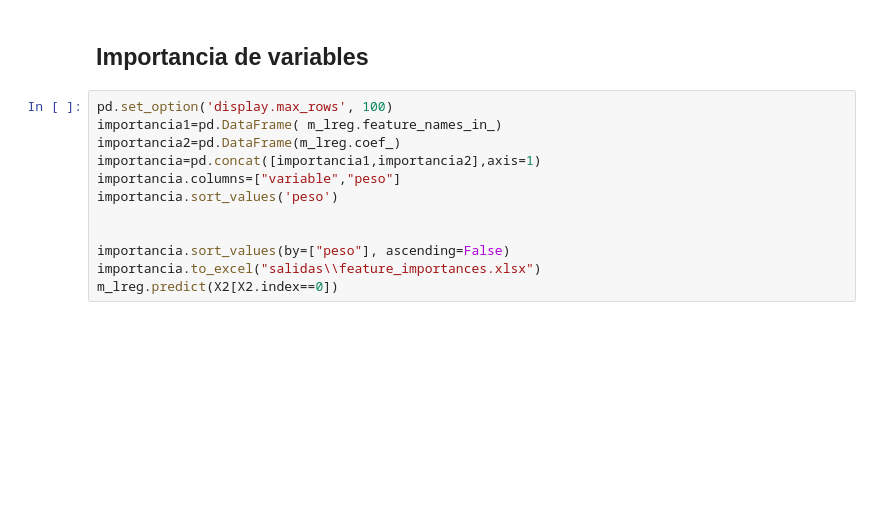
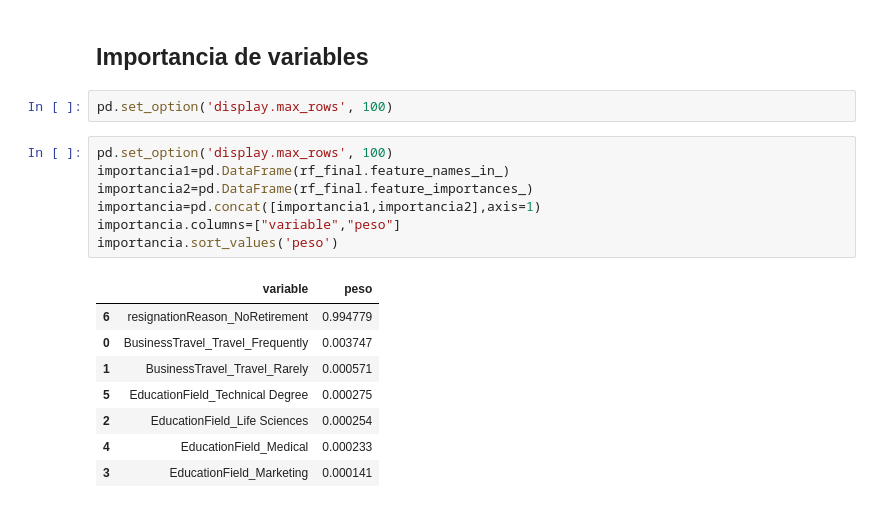
Before and after one commit to JavierBurgos-web/ANALYTICS_lll_First_Project, a Jupyter notebook: Modelos.ipynb, the cells around one changed output. Cells and saved outputs as stored; diff of their text form; blank space fills up the shorter version.

```diff
--- a/Modelos.ipynb
+++ b/Modelos.ipynb
@@ -324,14 +354,20 @@ KeyError: 'perf_2023'
 # %% [markdown]
 ## Importancia de variables
+# %%
+pd.set_option('display.max_rows', 100)
 # %%
 pd.set_option('display.max_rows', 100)
-importancia1=pd.DataFrame( m_lreg.feature_names_in_)
-importancia2=pd.DataFrame(m_lreg.coef_)
+importancia1=pd.DataFrame(rf_final.feature_names_in_)
+importancia2=pd.DataFrame(rf_final.feature_importances_)
 importancia=pd.concat([importancia1,importancia2],axis=1)
 importancia.columns=["variable","peso"]
 importancia.sort_values('peso')
-
-
-importancia.sort_values(by=["peso"], ascending=False)
-importancia.to_excel("salidas\\feature_importances.xlsx")
-m_lreg.predict(X2[X2.index==0])
+# %% [output]
+|  | variable | peso |
+| 6 | resignationReason_NoRetirement | 0.994779 |
+| 0 | BusinessTravel_Travel_Frequently | 0.003747 |
+| 1 | BusinessTravel_Travel_Rarely | 0.000571 |
+| 5 | EducationField_Technical Degree | 0.000275 |
+| 2 | EducationField_Life Sciences | 0.000254 |
+| 4 | EducationField_Medical | 0.000233 |
+| 3 | EducationField_Marketing | 0.000141 |
```
Also changed, not shown: parts of 16 cells of this notebook, 9 other files.
